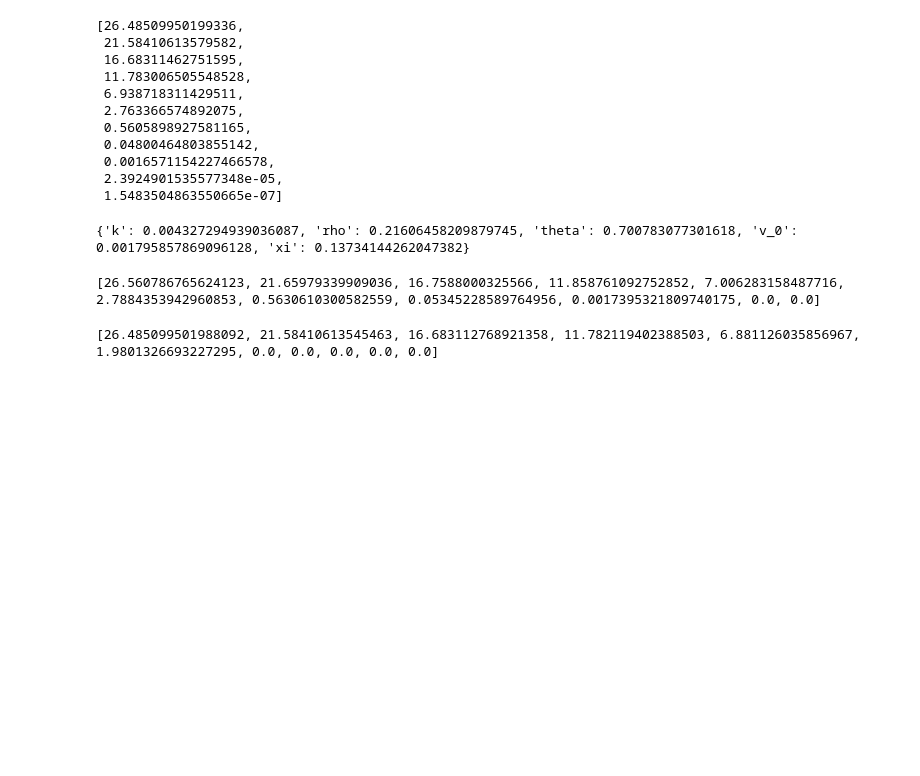
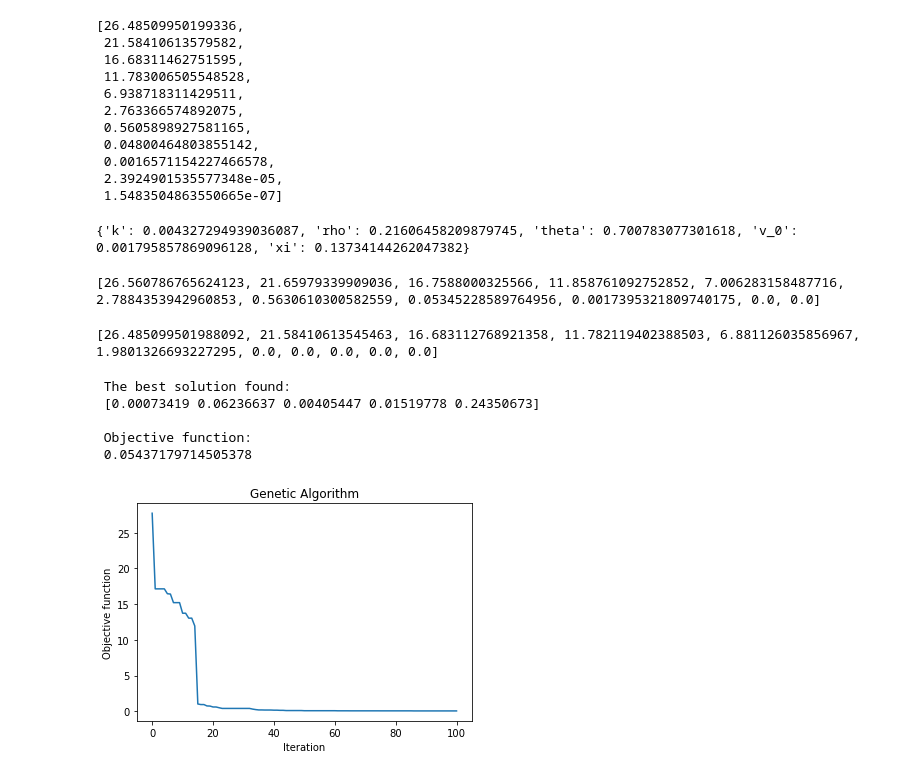
Before and after one commit to yh5529/RU_numerical_project, a Jupyter notebook: NA Project.ipynb, the cells around one changed output. Drawn from its saved outputs; the diff is of its cells as text; code cells hidden in the pictures; blank space fills up the shorter version.

```diff
--- a/NA Project.ipynb
+++ b/NA Project.ipynb
@@ -167,0 +170,35 @@ print(bayes_call_price)
+# %%
+def ga_opt(bs_price,S,K,T,r,steps, Npaths):
+    # K is a list of strike price
+    def objective(X):
+        s,v = heston_model(S,T,r,steps, Npaths,X[0],X[1],X[2],X[3],X[4])
+        P = np.zeros((10000,len(K)))
+        for i in range(len(K)):
+            P[:,i] = np.maximum(s[:,-1] - K[i],0)
+
+        P = np.mean(P,axis = 0)
+        call_price = P*np.exp(-0.02*1)
+        call_price = call_price.tolist()
+        mse = MSE(bs_price,call_price)
+        return mse
+    varbound = np.array([[0,1],[0,1],[0,1],[0,1],[0,5]])
+    algorithm_param = {'max_num_iteration': 100,
+                   'population_size':100,
+                   'mutation_probability':0.1,
+                   'elit_ratio': 0.01,
+                   'crossover_probability': 0.5,
+                   'parents_portion': 0.3,
+                   'crossover_type':'uniform',
+                   'max_iteration_without_improv':None}
+
+    model = ga(function=objective,dimension=5,variable_type='real',variable_boundaries=varbound,algorithm_parameters=algorithm_param)
+    model.run()
+# %%
+ga_opt(bs_price,100,K,1,0.02,252,10000)
+# %% [output]
+ The best solution found:
+ [0.00073419 0.06236637 0.00405447 0.01519778 0.24350673]
+
+ Objective function:
+ 0.05437179714505378
+[figure, added]
```
Also changed, not shown: parts of 5 cells of this notebook.
